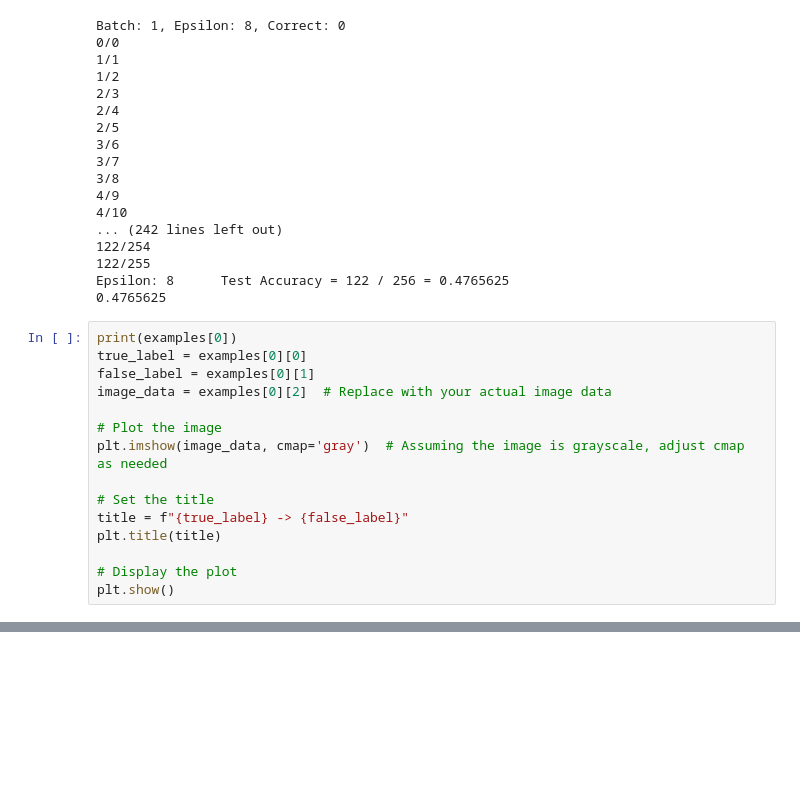
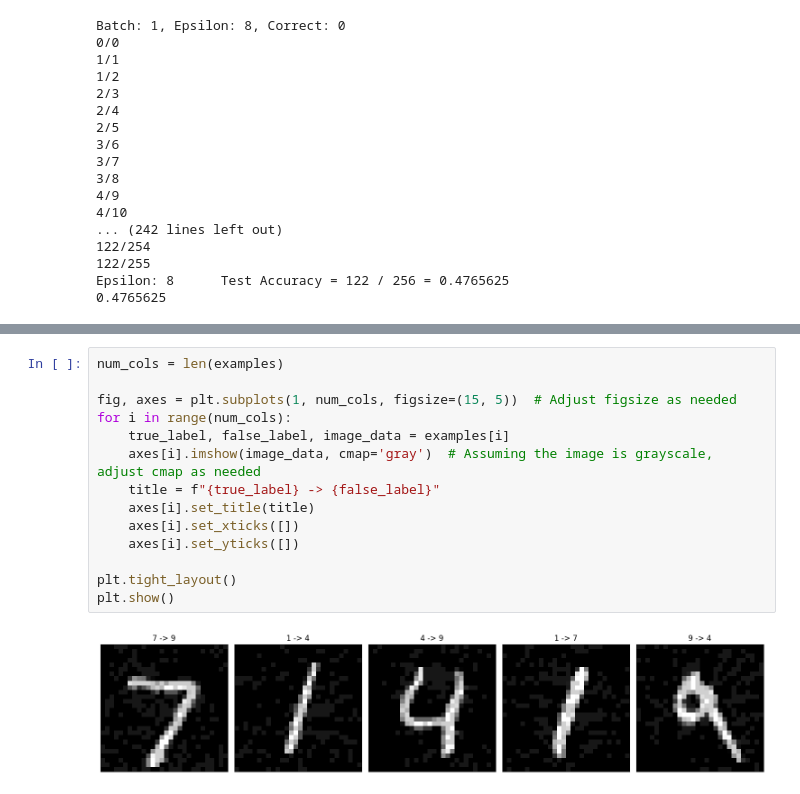
Before and after one commit to rishabhxpandey/cs490dsc, a Jupyter notebook: test_perturbations.ipynb, the cells around one changed output, grey strips where cells are left out. Cells and saved outputs as stored; diff of their text form; blank space fills up the shorter version.

```diff
--- a/test_perturbations.ipynb
+++ b/test_perturbations.ipynb
@@ -361,18 +361,3 @@ Batch: 1, Epsilon: 8, Correct: 0
 122/255
 Epsilon: 8      Test Accuracy = 122 / 256 = 0.4765625
 0.4765625
-# %%
-print(examples[0])
-true_label = examples[0][0]
-false_label = examples[0][1]
-image_data = examples[0][2]  # Replace with your actual image data
-
-# Plot the image
-plt.imshow(image_data, cmap='gray')  # Assuming the image is grayscale, adjust cmap as needed
-
-# Set the title
-title = f"{true_label} -> {false_label}"
-plt.title(title)
-
-# Display the plot
-plt.show()
@@ -397,0 +364,16 @@ plt.show()
+# %%
+num_cols = len(examples)
+
+fig, axes = plt.subplots(1, num_cols, figsize=(15, 5))  # Adjust figsize as needed
+for i in range(num_cols):
+    true_label, false_label, image_data = examples[i]
+    axes[i].imshow(image_data, cmap='gray')  # Assuming the image is grayscale, adjust cmap as needed
+    title = f"{true_label} -> {false_label}"
+    axes[i].set_title(title)
+    axes[i].set_xticks([])
+    axes[i].set_yticks([])
+
+plt.tight_layout()
+plt.show()
+# %% [output]
+[figure, added]
```
Also changed, not shown: parts of 1 cell of this notebook.
